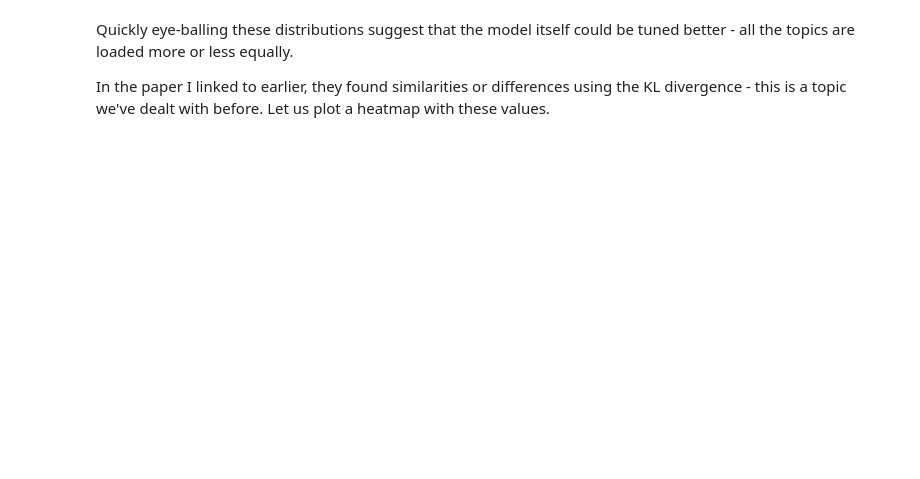
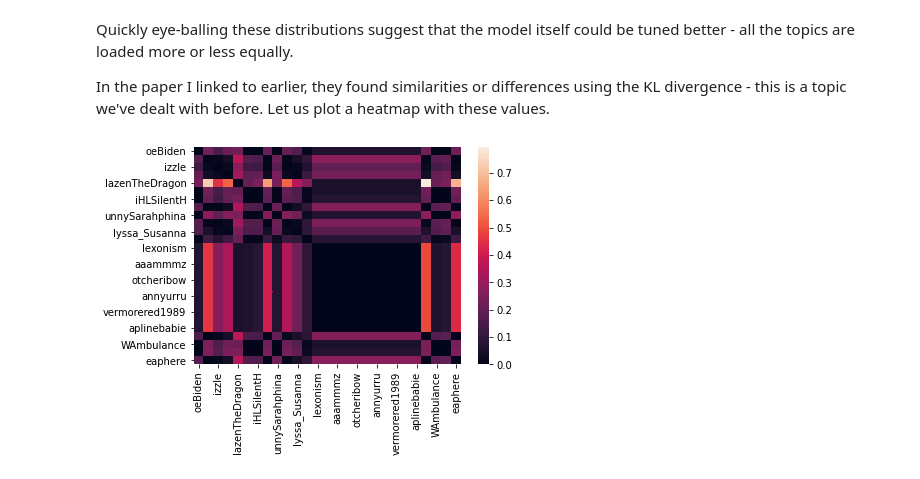
Before and after one commit to k-partha/Content-Analysis-Notebooks, a Jupyter notebook: week-6/Partha_Kadambi_HW6.ipynb, the cells around one changed output. Cells and saved outputs as stored; diff of their text form; code cells hidden in the pictures; blank space fills up the shorter version.

```diff
--- a/week-6/Partha_Kadambi_HW6.ipynb
+++ b/week-6/Partha_Kadambi_HW6.ipynb
@@ -1719,12 +1735,12 @@ plda.show_topics()
 # %% [markdown]
 Are your topics interpretable/interesting? Sometimes they require a good deal of fine tuning and parameter choosing to get it to work in a nice way. Check out the gensim ldamodel documentation page and see what parameters you can play around with and try the model again!
 # %%
-for actor in actor_network.nodes():
+for actor in person_network.nodes():
     actor_all_words = []
-    for sent in actor_network.nodes[actor]['words']:
+    for sent in person_network.nodes[actor]['words']:
         for word in sent:
             actor_all_words += word
-    actor_network.nodes[actor]['topic_distribution'] = doollda[dictionary.doc2bow(lucem_illud_2020.normalizeTokens(actor_all_words))]
+    person_network.nodes[actor]['topic_distribution'] = plda[dictionary.doc2bow(lucem_illud_2020.normalizeTokens(actor_all_words))]
 # %% [markdown]
 We now have topic distributions for each character. Let us have a brief look at what the characters are talking about.
 # %%
@@ -1743,19 +1777,25 @@ def convert_to_prob(bow):
         ps.append(topic_prob)
     return ps
 # %%
+
 L = []
-for actor_1 in actor_network.nodes():
-    p = actor_network.nodes[actor_1]['topic_distribution']
+for actor_1 in person_network.nodes():
+    p = person_network.nodes[actor_1]['topic_distribution']
     p = convert_to_prob(p)
     l = []
-    for actor_2 in actor_network.nodes():
-        q = actor_network.nodes[actor_2]['topic_distribution']
+    for actor_2 in person_network.nodes():
+        q = person_network.nodes[actor_2]['topic_distribution']
         q = convert_to_prob(q)
+        if (len(p) != len(q)):
+            p = p[:min(len(p), len(q))]
+            q = q[:min(len(p), len(q))]
         l.append(kullback_leibler(p, q))
     L.append(l)
 M = np.array(L)
 # %%
 fig = plt.figure()
-div = pandas.DataFrame(M, columns = list(actor_network.nodes()), index = list(actor_network.nodes()))
+div = pandas.DataFrame(M, columns = list(person_network.nodes()), index = list(person_network.nodes()))
 ax = sns.heatmap(div)
 plt.show()
+# %% [output]
+[figure, added]
```
Also changed, not shown: parts of 8 cells of this notebook.
